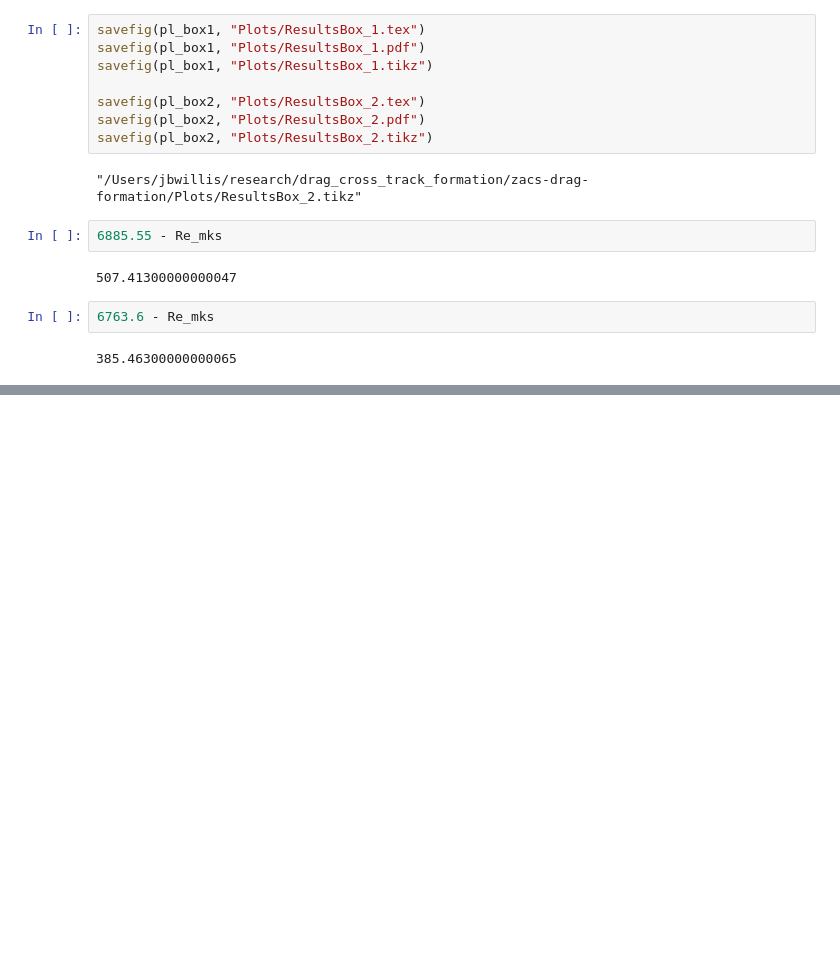
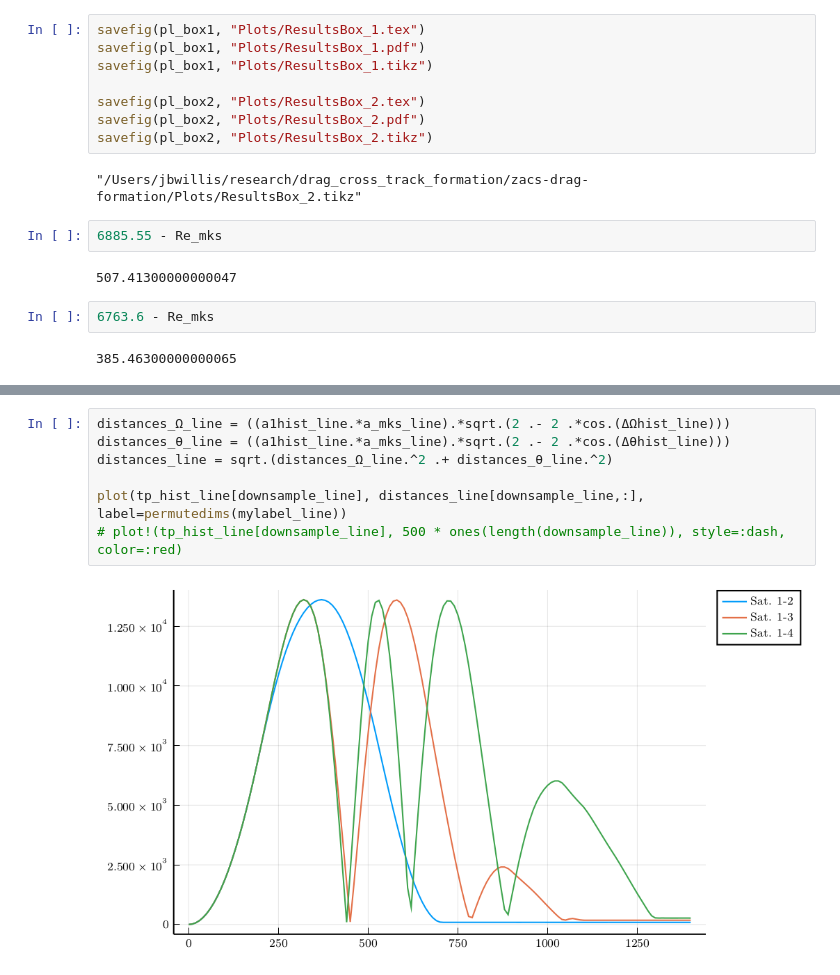
Before and after one commit to RoboticExplorationLab/drag-formation, a Jupyter notebook: closedloop_plotting.ipynb, the cells around one changed output, grey strips where cells are left out. Saved outputs shown, nothing was run; the diff lists cells and outputs as text; blank space fills up the shorter version.

Commit message:
plot distance between satellites

```diff
--- a/closedloop_plotting.ipynb
+++ b/closedloop_plotting.ipynb
@@ -212,0 +223,9 @@ savefig(pl_box2, "Plots/ResultsBox_2.tikz")
+# %%
+distances_Ω_line = ((a1hist_line.*a_mks_line).*sqrt.(2 .- 2 .*cos.(ΔΩhist_line)))
+distances_θ_line = ((a1hist_line.*a_mks_line).*sqrt.(2 .- 2 .*cos.(Δθhist_line)))
+distances_line = sqrt.(distances_Ω_line.^2 .+ distances_θ_line.^2)
+
+plot(tp_hist_line[downsample_line], distances_line[downsample_line,:], label=permutedims(mylabel_line))
+# plot!(tp_hist_line[downsample_line], 500 * ones(length(downsample_line)), style=:dash, color=:red)
+# %% [output]
+[figure, added]
```
Also changed, not shown: parts of 3 cells of this notebook.
